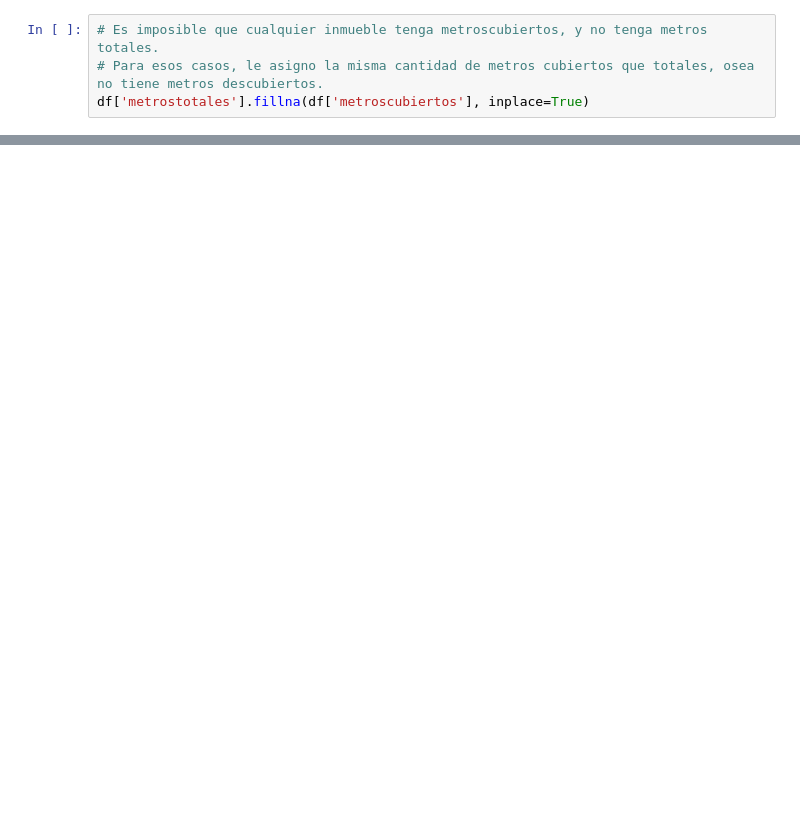
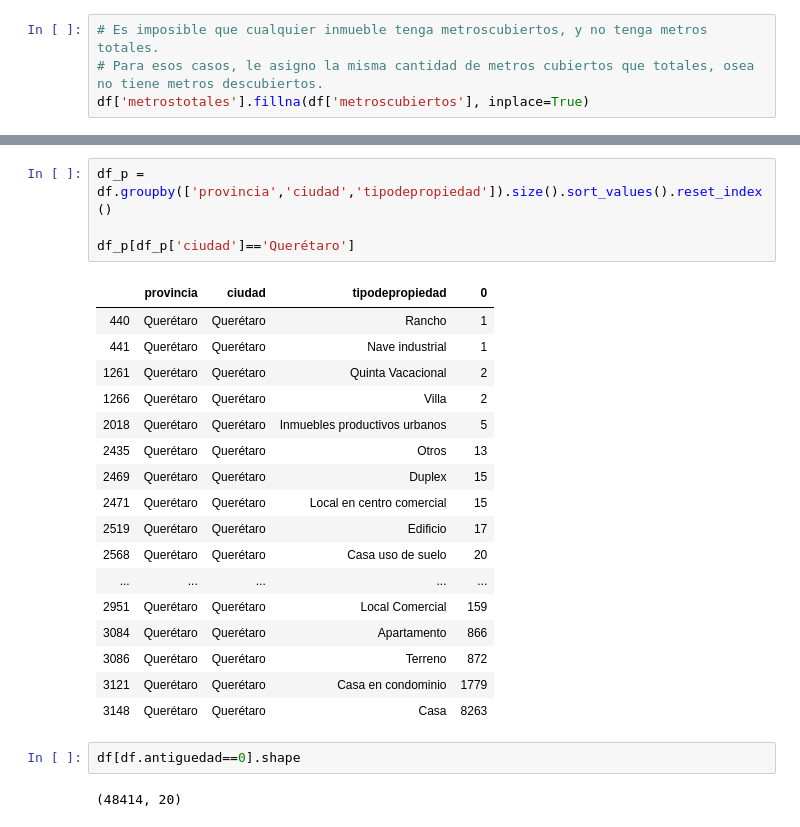
Before and after one commit to JuanCruzCastroLopez/tp1-zonajobs-analysis, a Jupyter notebook: ggp_notebook.ipynb, the cells around one changed output, grey strips where cells are left out. Drawn from its saved outputs; the diff is of its cells as text; blank space fills up the shorter version.

```diff
--- a/ggp_notebook.ipynb
+++ b/ggp_notebook.ipynb
@@ -386 +571,27 @@ Distrito Federal         58790
 dtype: int64
+# %%
+df_p = df.groupby(['provincia','ciudad','tipodepropiedad']).size().sort_values().reset_index()
+
+df_p[df_p['ciudad']=='Querétaro']
+# %% [output]
+|  | provincia | ciudad | tipodepropiedad | 0 |
+| 440 | Querétaro | Querétaro | Rancho | 1 |
+| 441 | Querétaro | Querétaro | Nave industrial | 1 |
+| 1261 | Querétaro | Querétaro | Quinta Vacacional | 2 |
+| 1266 | Querétaro | Querétaro | Villa | 2 |
+| 2018 | Querétaro | Querétaro | Inmuebles productivos urbanos | 5 |
+| 2435 | Querétaro | Querétaro | Otros | 13 |
+| 2469 | Querétaro | Querétaro | Duplex | 15 |
+| 2471 | Querétaro | Querétaro | Local en centro comercial | 15 |
+| 2519 | Querétaro | Querétaro | Edificio | 17 |
+| 2568 | Querétaro | Querétaro | Casa uso de suelo | 20 |
+| ... | ... | ... | ... | ... |
+| 2951 | Querétaro | Querétaro | Local Comercial | 159 |
+| 3084 | Querétaro | Querétaro | Apartamento | 866 |
+| 3086 | Querétaro | Querétaro | Terreno | 872 |
+| 3121 | Querétaro | Querétaro | Casa en condominio | 1779 |
+| 3148 | Querétaro | Querétaro | Casa | 8263 |
+# %%
+df[df.antiguedad==0].shape
+# %% [output]
+(48414, 20)
```
Also changed, not shown: parts of 41 cells of this notebook.
